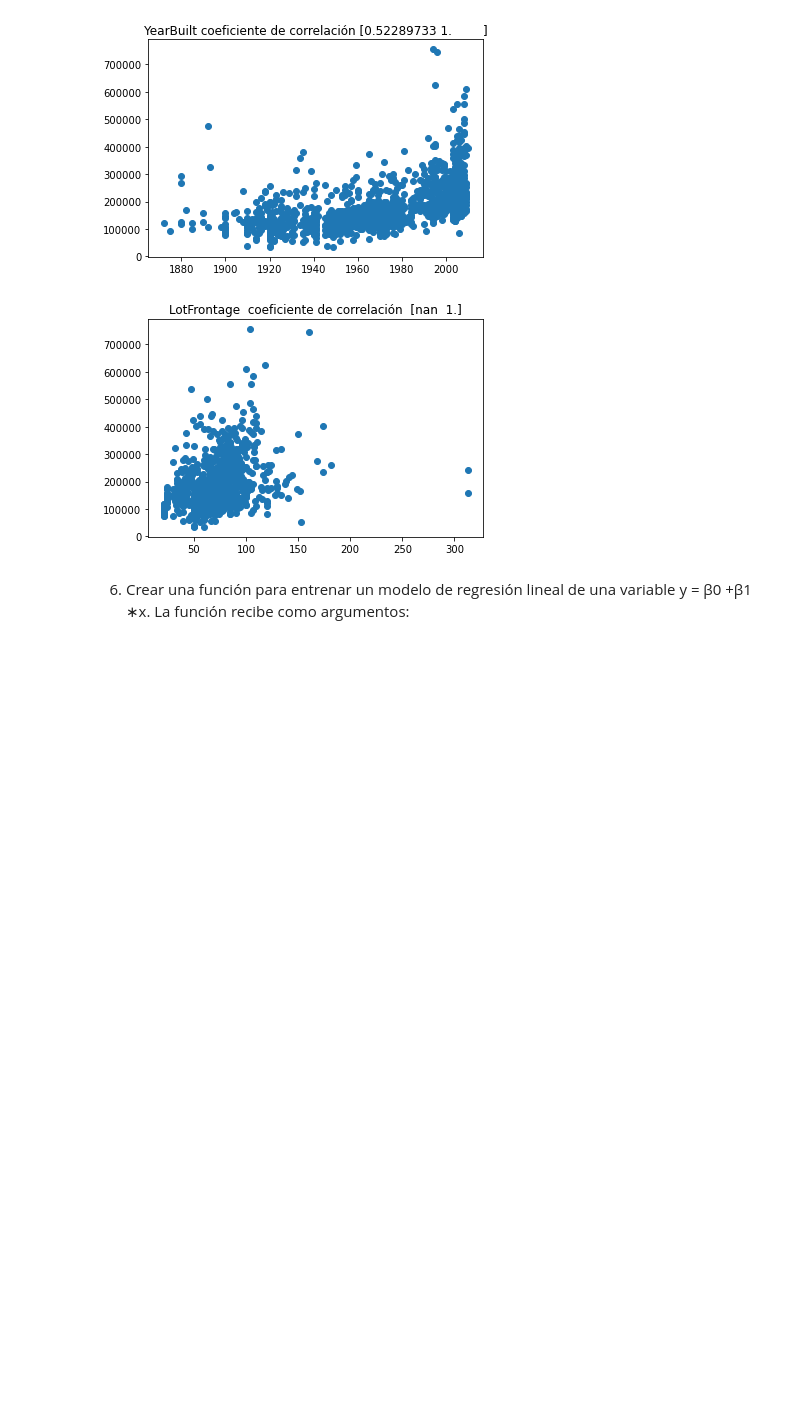
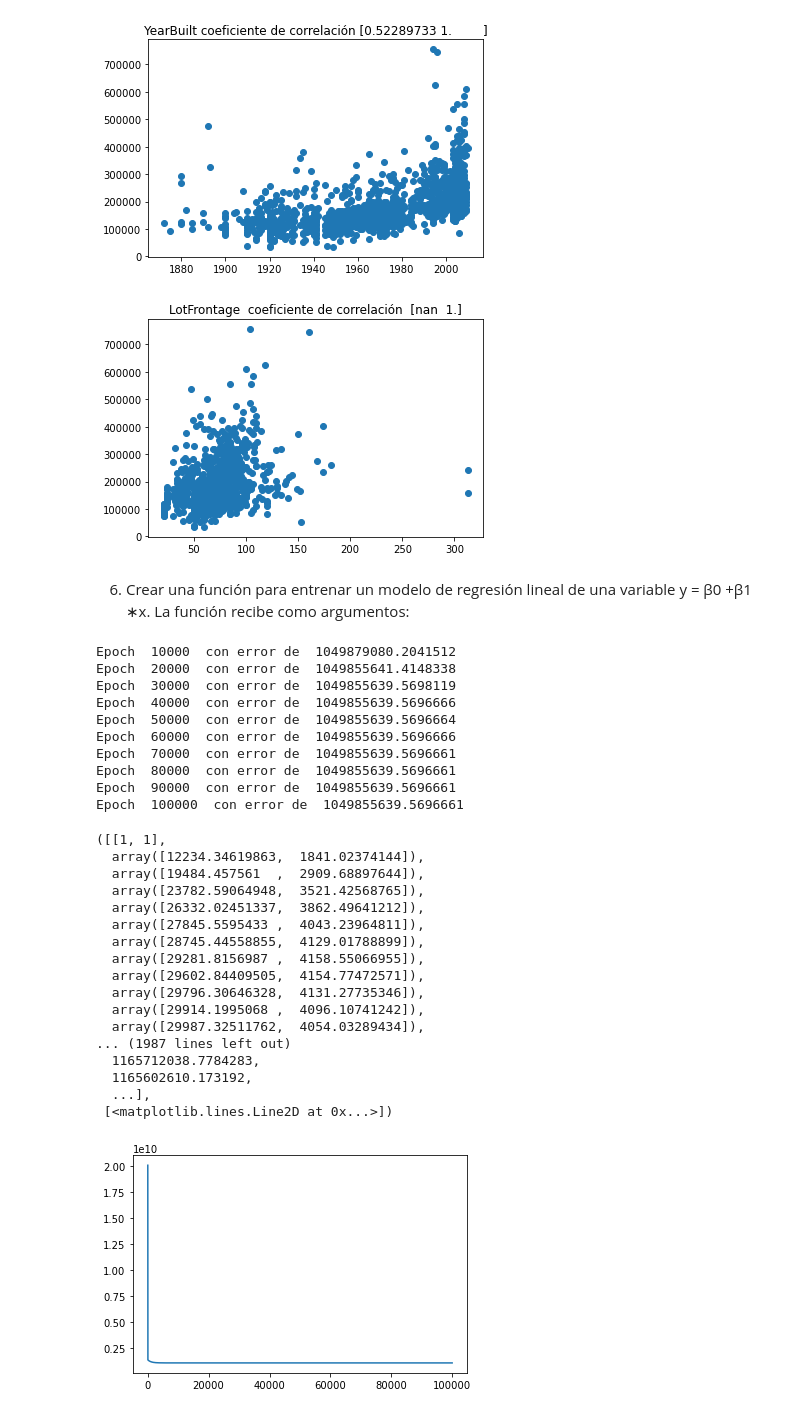
Before and after one commit to KElizabethL/Proyecto_1-Statistical, a Jupyter notebook: proyecto_1.ipynb, the cells around one changed output. Saved outputs shown, nothing was run; the diff lists cells and outputs as text; code cells hidden in the pictures; blank space fills up the shorter version.

```diff
--- a/proyecto_1.ipynb
+++ b/proyecto_1.ipynb
@@ -229,0 +228,51 @@ jkaksasj
+# %%
+def modeloderegresion(x,y,enpochs,printerror,lr):
+    Matriz_x_1 = np.transpose(np.array([x,np.ones_like(x)]))
+    b0 = 1
+    b1 = 1
+    Vector_Prediccion = [b0,b1]
+    errores = []
+    iteraciones = [Vector_Prediccion]
+    for i in range(enpochs):
+        yestimada = np.dot(Matriz_x_1 , Vector_Prediccion)
+        errores.append(0.5 * np.mean((yestimada-y)**2))
+        error_g_beta0 = np.mean(yestimada-y )
+        error_g_beta1 = np.mean((yestimada-y) * x)
+        gradiente = np.array([error_g_beta1, error_g_beta0])
+        Vector_Prediccion = Vector_Prediccion -(lr*gradiente)
+        iteraciones.append(Vector_Prediccion)
+        if (i+1)%printerror == 0:
+            print('Epoch ',i+1,' con error de ',0.5* np.mean((yestimada-y)**2))
+    return  iteraciones,errores,plt.plot(errores)
+plt.show()
+# %%
+modeloderegresion(df_training[:,1],df_training[:,0],100000,10000,0.01)
+# %% [output]
+Epoch  10000  con error de  1049879080.2041512
+Epoch  20000  con error de  1049855641.4148338
+Epoch  30000  con error de  1049855639.5698119
+Epoch  40000  con error de  1049855639.5696666
+Epoch  50000  con error de  1049855639.5696664
+Epoch  60000  con error de  1049855639.5696666
+Epoch  70000  con error de  1049855639.5696661
+Epoch  80000  con error de  1049855639.5696661
+Epoch  90000  con error de  1049855639.5696661
+Epoch  100000  con error de  1049855639.5696661
+([[1, 1],
+  array([12234.34619863,  1841.02374144]),
+  array([19484.457561  ,  2909.68897644]),
+  array([23782.59064948,  3521.42568765]),
+  array([26332.02451337,  3862.49641212]),
+  array([27845.5595433 ,  4043.23964811]),
+  array([28745.44558855,  4129.01788899]),
+  array([29281.8156987 ,  4158.55066955]),
+  array([29602.84409505,  4154.77472571]),
+  array([29796.30646328,  4131.27735346]),
+  array([29914.1995068 ,  4096.10741242]),
+  array([29987.32511762,  4054.03289434]),
+... (1987 lines left out)
+  1165712038.7784283,
+  1165602610.173192,
+  ...],
+ [<matplotlib.lines.Line2D at 0x...>])
+[figure, added]
```
Also changed, not shown: parts of 1 cell of this notebook.
